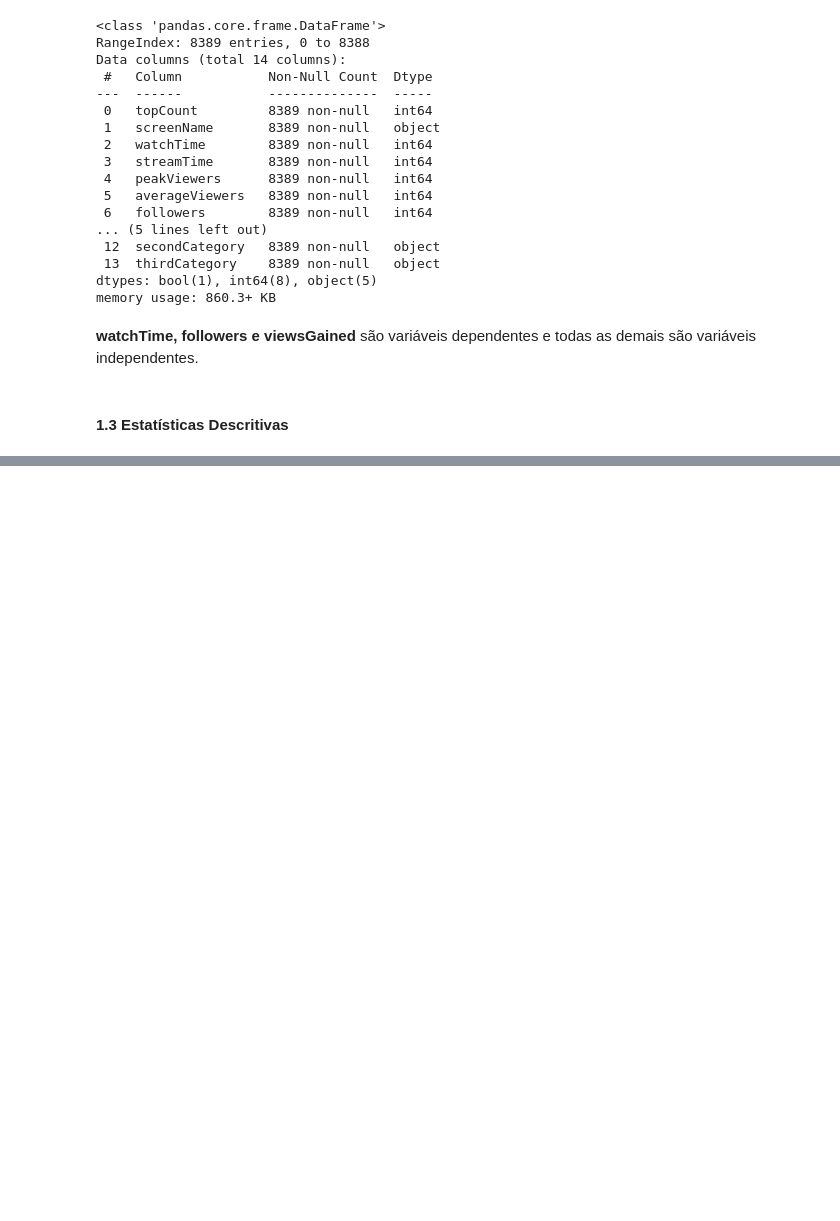
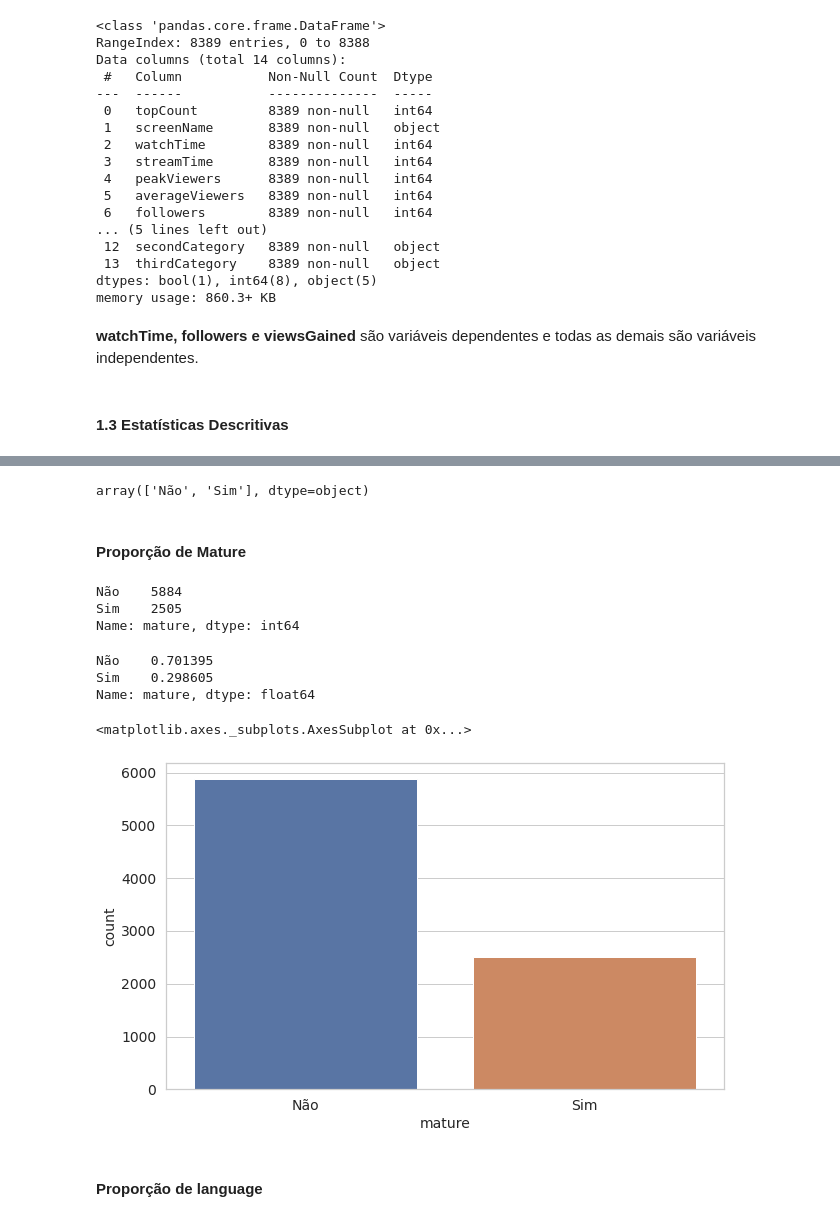
Before and after one commit to bruno-albino/exploratory-analysis-ifsp, a Jupyter notebook: Machine_learning.ipynb, the cells around one changed output, grey strips where cells are left out. Saved outputs shown, nothing was run; the diff lists cells and outputs as text; code cells hidden in the pictures; blank space fills up the shorter version.

```diff
--- a/Machine_learning.ipynb
+++ b/Machine_learning.ipynb
@@ -153,0 +131,4 @@ data.groupby('firstCategory')['watchTime'].describe()
+# %%
+selecao = data.mature == False
+data.loc[selecao, 'mature'] = 'Não'
+data
@@ -153,0 +149,3 @@ data.groupby('firstCategory')['watchTime'].describe()
+# %%
+data.loc[~selecao, 'mature'] = 'Sim'
+data
@@ -153,0 +166,25 @@ data.groupby('firstCategory')['watchTime'].describe()
+# %%
+data.mature.unique()
+# %% [output]
+array(['Não', 'Sim'], dtype=object)
+# %% [markdown]
+#### Proporção de Mature
+# %%
+data.mature.value_counts()
+# %% [output]
+Não    5884
+Sim    2505
+Name: mature, dtype: int64
+# %%
+data.mature.value_counts() / data.shape[0]
+# %% [output]
+Não    0.701395
+Sim    0.298605
+Name: mature, dtype: float64
+# %%
+sns.countplot(data=data, x='mature')
+# %% [output]
+<matplotlib.axes._subplots.AxesSubplot at 0x...>
+[figure, added]
+# %% [markdown]
+#### Proporção de language
```
Also changed, not shown: parts of 35 cells of this notebook.
